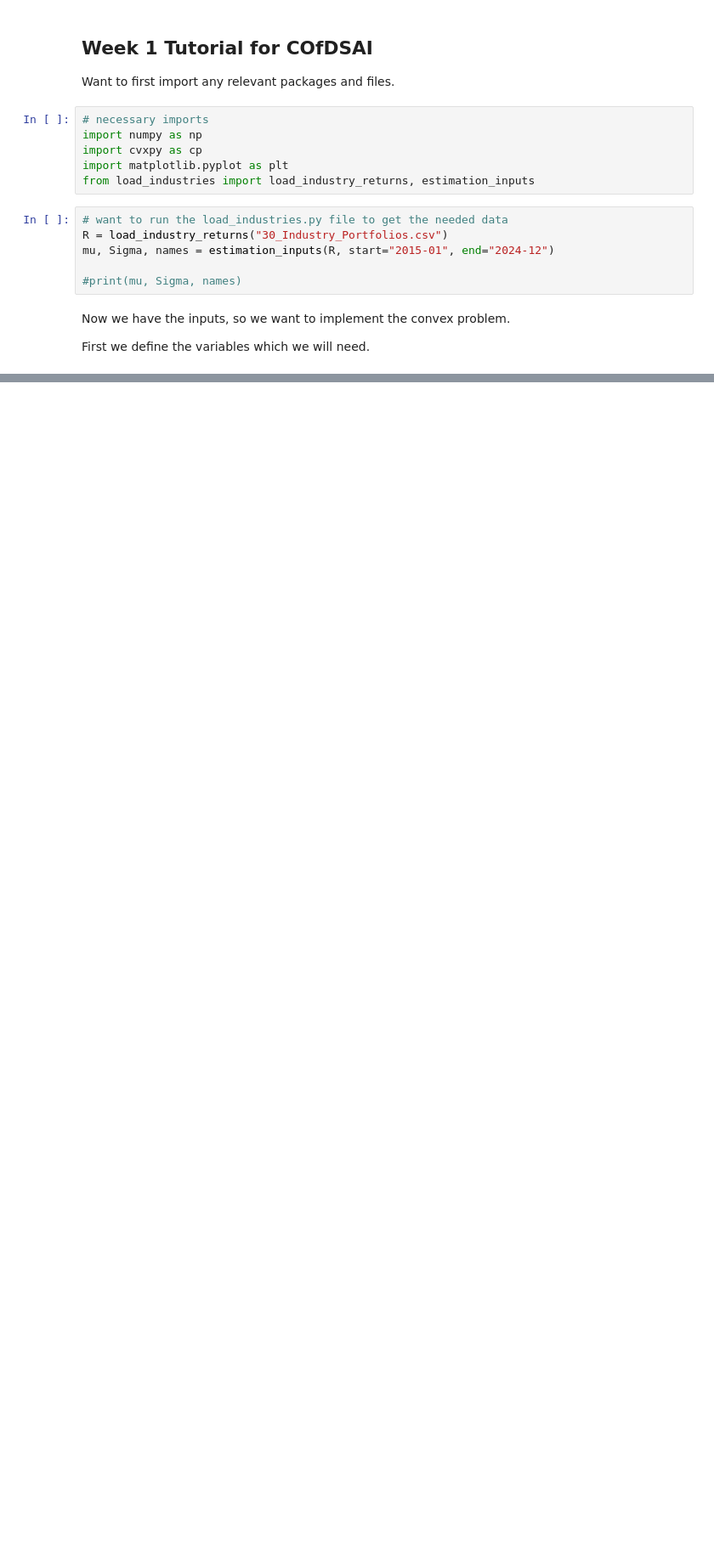
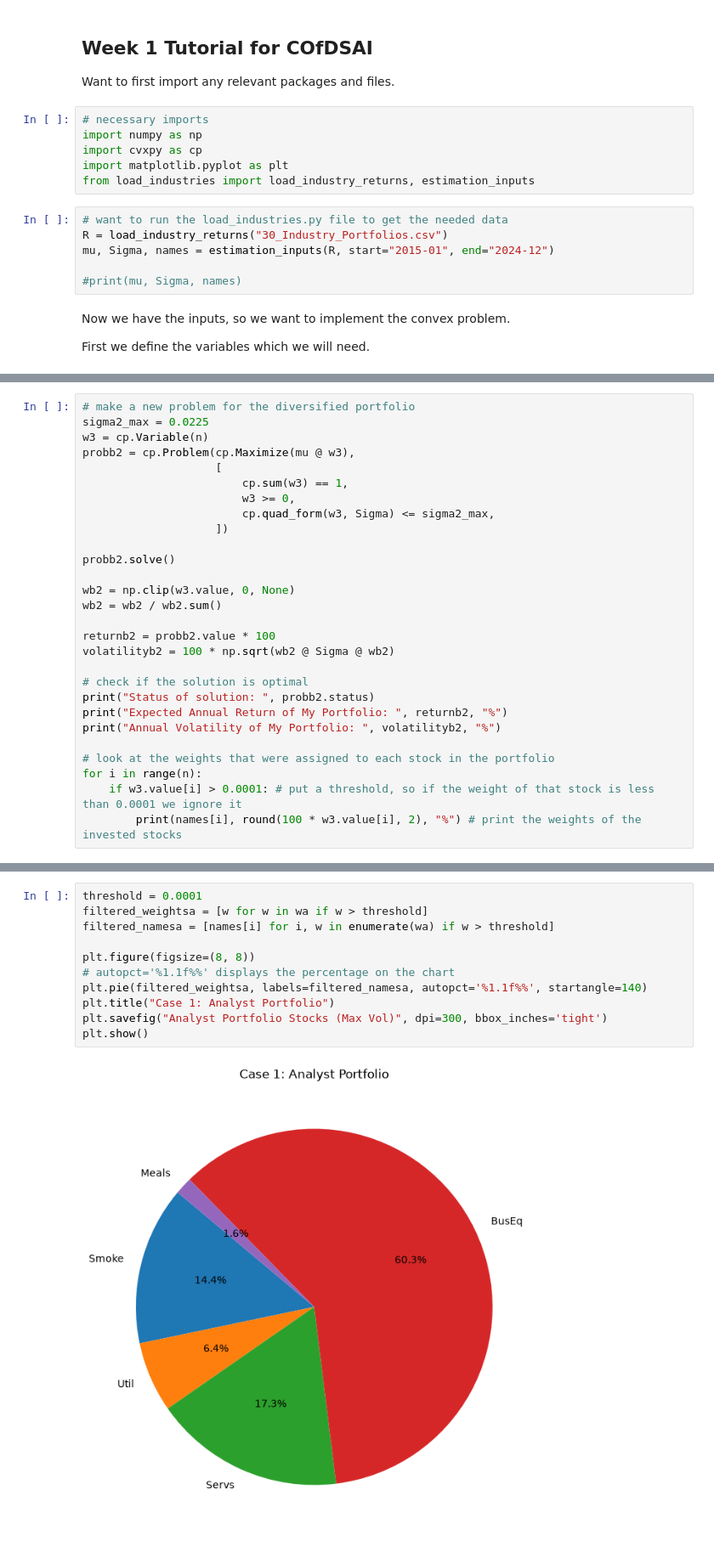
Before and after one commit to Cagancancacan/Convex-Optimisation-for-Data-Science-and-AI, a Jupyter notebook: Week1/Week1.ipynb, the cells around one changed output, grey strips where cells are left out. Shown at 85% size. Cells and saved outputs as stored; diff of their text form; blank space fills up the shorter version.

```diff
--- a/Week1/Week1.ipynb
+++ b/Week1/Week1.ipynb
@@ -30,0 +129,28 @@ np.float64(0.030154289808169935)
+# %%
+# make a new problem for the diversified portfolio
+sigma2_max = 0.0225
+w3 = cp.Variable(n)
+probb2 = cp.Problem(cp.Maximize(mu @ w3),
+                    [
+                        cp.sum(w3) == 1,
+                        w3 >= 0,
+                        cp.quad_form(w3, Sigma) <= sigma2_max,
+                    ])
+
+probb2.solve()
+
+wb2 = np.clip(w3.value, 0, None)
+wb2 = wb2 / wb2.sum()
+
+returnb2 = probb2.value * 100
+volatilityb2 = 100 * np.sqrt(wb2 @ Sigma @ wb2)
+
+# check if the solution is optimal
+print("Status of solution: ", probb2.status)
+print("Expected Annual Return of My Portfolio: ", returnb2, "%")
+print("Annual Volatility of My Portfolio: ", volatilityb2, "%")
+
+# look at the weights that were assigned to each stock in the portfolio
+for i in range(n):
+    if w3.value[i] > 0.0001: # put a threshold, so if the weight of that stock is less than 0.0001 we ignore it
+        print(names[i], round(100 * w3.value[i], 2), "%") # print the weights of the invested stocks
@@ -30,0 +345,13 @@ np.float64(0.030154289808169935)
+# %%
+threshold = 0.0001
+filtered_weightsa = [w for w in wa if w > threshold]
+filtered_namesa = [names[i] for i, w in enumerate(wa) if w > threshold]
+
+plt.figure(figsize=(8, 8))
+# autopct='%1.1f%%' displays the percentage on the chart
+plt.pie(filtered_weightsa, labels=filtered_namesa, autopct='%1.1f%%', startangle=140)
+plt.title("Case 1: Analyst Portfolio")
+plt.savefig("Analyst Portfolio Stocks (Max Vol)", dpi=300, bbox_inches='tight')
+plt.show()
+# %% [output]
+[figure, added]
```
Also changed, not shown: parts of 17 cells of this notebook, 4 other files.
